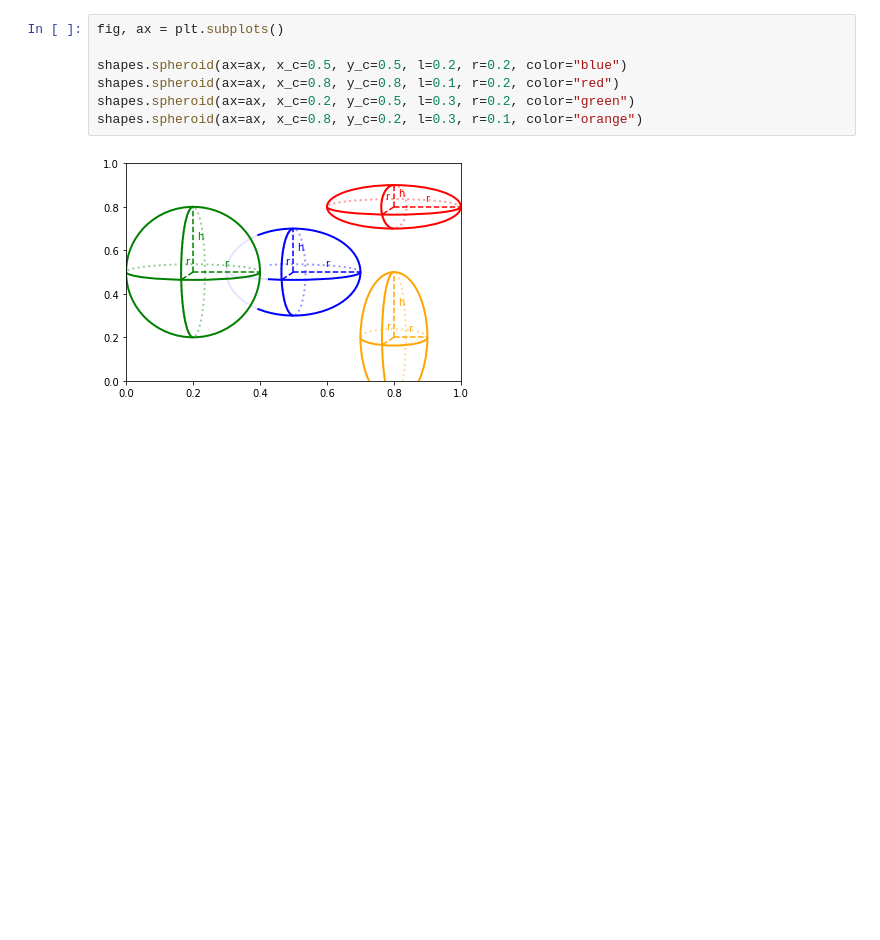
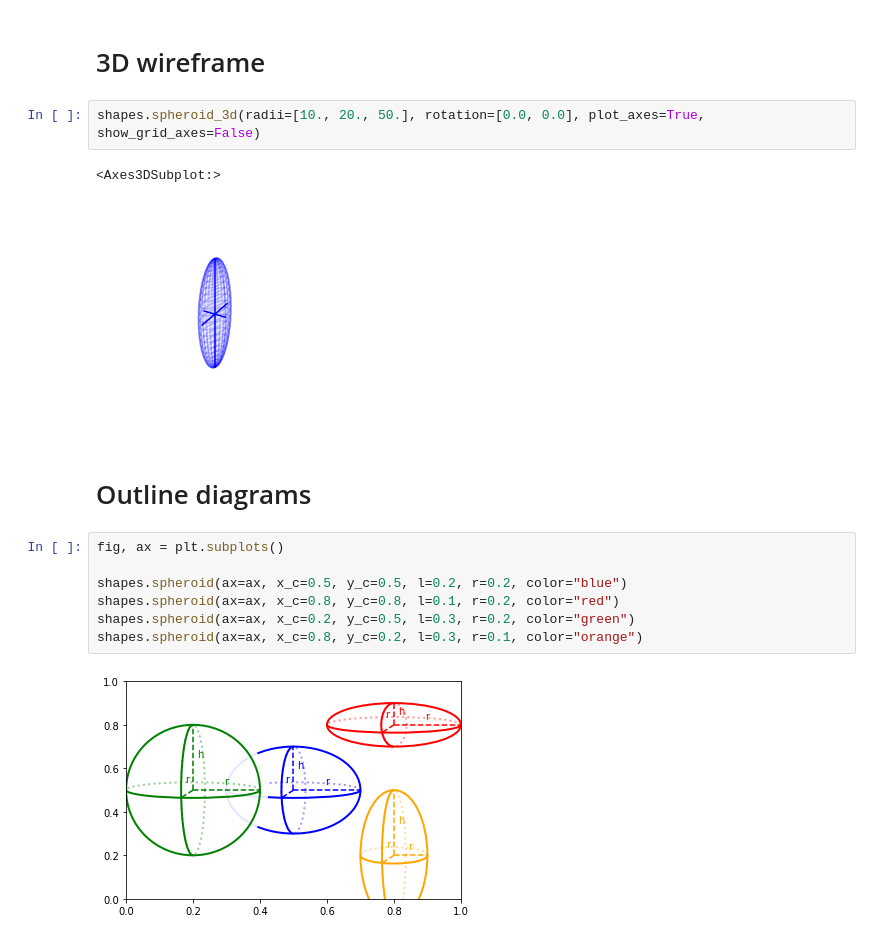
Before and after one commit to leifdenby/genesis, a Jupyter notebook: notebooks/3d-outline-shape-plots.ipynb, the cells around one changed output. Drawn from its saved outputs; the diff is of its cells as text; blank space fills up the shorter version.

Commit message:
final refactor of synthetic objects FP plot

```diff
--- a/notebooks/3d-outline-shape-plots.ipynb
+++ b/notebooks/3d-outline-shape-plots.ipynb
@@ -11,3 +13,12 @@ shapes = genesis.objects.topology.plots.shapes
+# %% [markdown]
+# 3D wireframe
+# %%
+shapes.spheroid_3d(radii=[10., 20., 50.], rotation=[0.0, 0.0], plot_axes=True, show_grid_axes=False)
+# %% [output]
+<Axes3DSubplot:>
+[figure, added]
+# %% [markdown]
+# Outline diagrams
 # %%
 fig, ax = plt.subplots()
 
```
Also changed, not shown: parts of 1 cell of this notebook, 5 other files.
